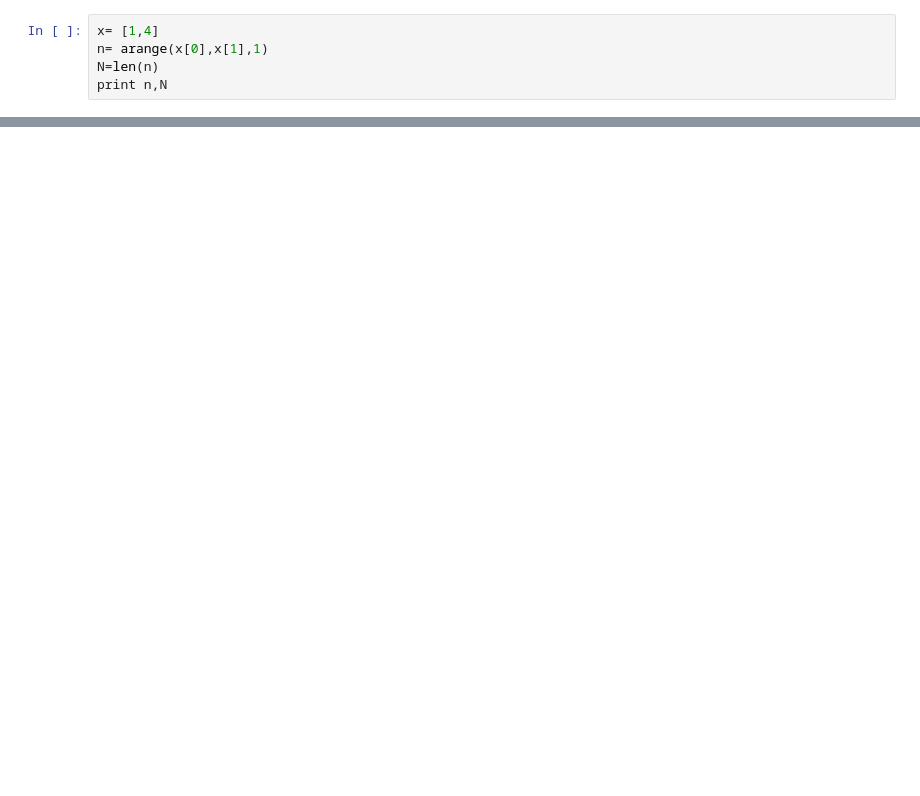
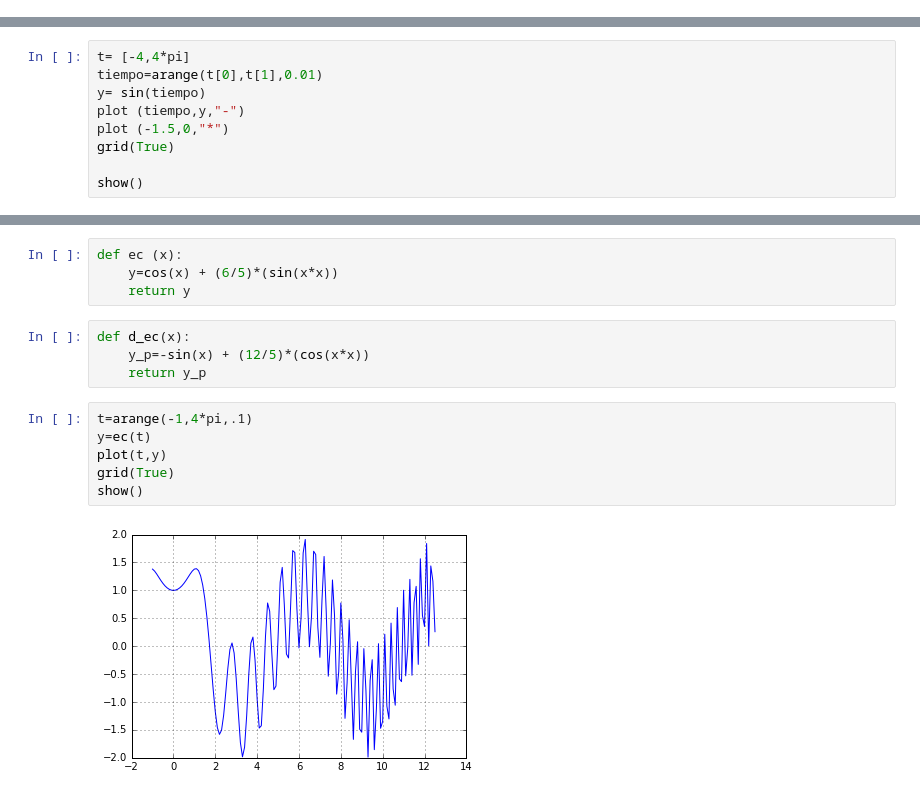
Before and after one commit to Ixchetl14/TAREAS, a Jupyter notebook: TAREA_2 .ipynb, the cells around one changed output, grey strips where cells are left out. Saved outputs shown, nothing was run; the diff lists cells and outputs as text; blank space fills up the shorter version.

```diff
--- a/TAREA_2 .ipynb
+++ b/TAREA_2 .ipynb
@@ -4,5 +0,0 @@
-# %%
-x= [1,4]
-n= arange(x[0],x[1],1)
-N=len(n)
-print n,N
@@ -75,0 +37,9 @@ def rebote(r_v_i,mi_dt):  # r_i es la coordenada inicial
+# %%
+t= [-4,4*pi]
+tiempo=arange(t[0],t[1],0.01)
+y= sin(tiempo)
+plot (tiempo,y,"-")
+plot (-1.5,0,"*")
+grid(True)
+
+show()
@@ -75,0 +134,16 @@ def rebote(r_v_i,mi_dt):  # r_i es la coordenada inicial
+# %%
+def ec (x):
+    y=cos(x) + (6/5)*(sin(x*x))
+    return y
+# %%
+def d_ec(x):
+    y_p=-sin(x) + (12/5)*(cos(x*x))
+    return y_p
+# %%
+t=arange(-1,4*pi,.1)
+y=ec(t)
+plot(t,y)
+grid(True)
+show()
+# %% [output]
+[figure, added]
```
Also changed, not shown: parts of 19 cells of this notebook, 2 other files.
